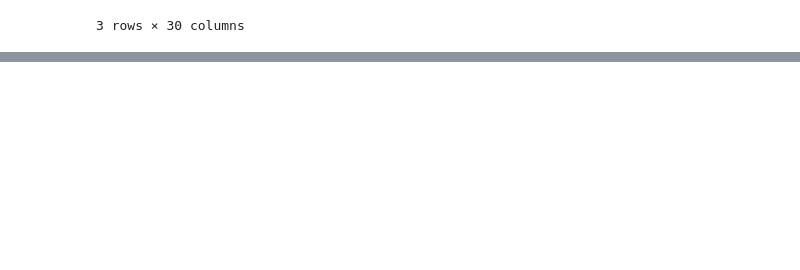
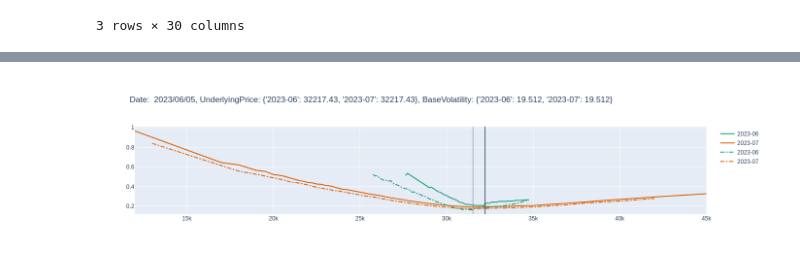
Before and after one commit to fin-py/option-data-hands-on, a Jupyter notebook: docs/jquants-derivatives.ipynb, the cells around one changed output, grey strips where cells are left out. Saved outputs shown, nothing was run; the diff lists cells and outputs as text; code cells hidden in the pictures; blank space fills up the shorter version.

```diff
--- a/docs/jquants-derivatives.ipynb
+++ b/docs/jquants-derivatives.ipynb
@@ -59,0 +131,5 @@ sample_df
+# %%
+op_20230602 = Option(cli.get_option_index_option("2023-06-02"))
+plot_volatility(op_20230605, op_20230602)
+# %% [output]
+[figure, added]
```
Also changed, not shown: parts of 17 cells of this notebook, 3 other files.
